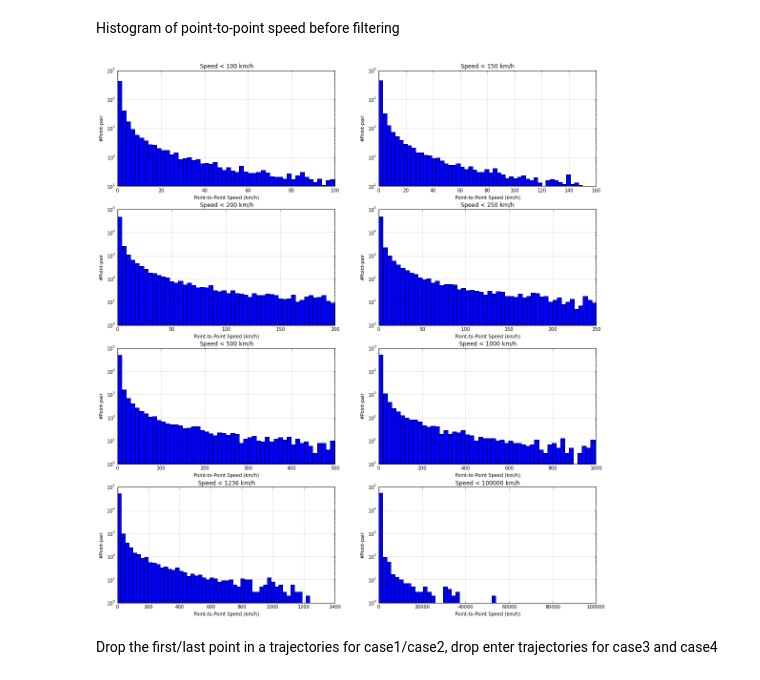
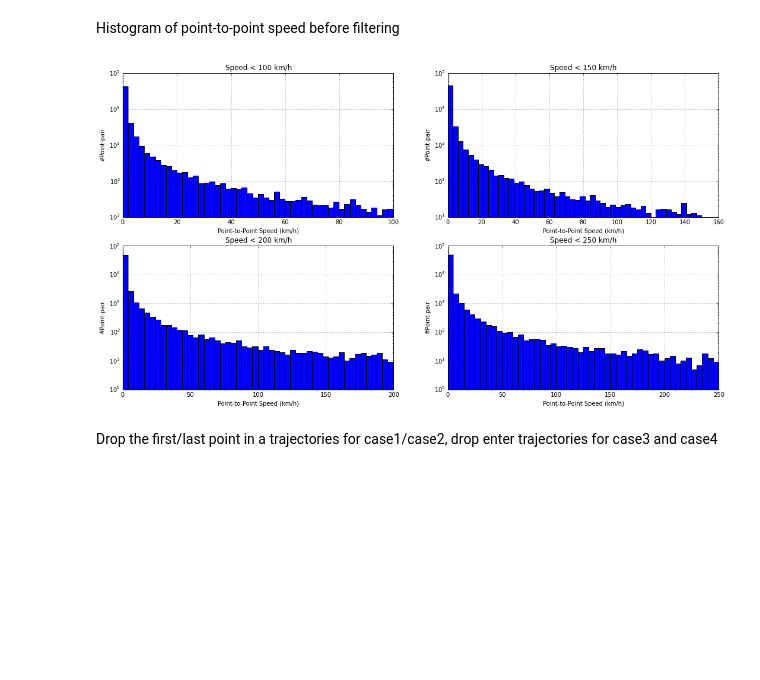
Before and after one commit to dongwookim-ml/flickr-photo, a Jupyter notebook: src/trajectory_construction.ipynb, the cells around one changed output. Cells and saved outputs as stored; diff of their text form; code cells hidden in the pictures; blank space fills up the shorter version.

```diff
--- a/src/trajectory_construction.ipynb
+++ b/src/trajectory_construction.ipynb
@@ -209,10 +242,0 @@ plt.scatter(traj['Longitude'], traj['Latitude'])
-# %%
-durations = []
-for user in traj_stats['User_ID'].unique():
-    photos = traj[traj['User_ID'] == user]
-    if photos.shape[0] < 2: continue
-    for i in range(photos.index.shape[0]-1):
-        p1 = photos.index[i]
-        p2 = photos.index[i+1]
-        t12 = abs((photos.loc[p1, 'Timestamp'] - photos.loc[p2, 'Timestamp']).total_seconds())
-        durations.append(t12 / 60. * 60.) # hour
@@ -354,6 +292,0 @@ Here's the bar chart that plots the number of photos taken by each year.
-# %%
-yeardict = dict()
-for i in raw.index:
-    dt = raw.ix[i]['Timestamp']
-    if dt.year not in yeardict: yeardict[dt.year] = 1
-    else: yeardict[dt.year] += 1
@@ -480,19 +414,20 @@ if speed_filter == 1:
 # %% [markdown]
 Histogram of point-to-point speed before filtering
 # %%
-S = [100, 150, 200, 250, 500, 1000, 1236, 100000] # speed of sound ~= 1236 km/h
+#S = [100, 150, 200, 250, 500, 1000, 1236, 100000]
+S = [100, 150, 200, 250]
 if speed_filter == 1:
     p2pspeeds = pd.Series(speeds)
     plt.figure(figsize=[18,20])
     for it in range(len(S)):
         plt.subplot(4,2,it+1)
         plt.xlabel('Point-to-Point Speed (km/h)')
         plt.ylabel('#Point-pair')
         plt.title('Speed < ' + str(S[it]) + ' km/h')
         ax = p2pspeeds[p2pspeeds < S[it]].hist(bins=50)
         ax.set_yscale('log')
 # %% [output]
-[figure, old version]
+[figure, new version]
 # %% [markdown]
 Drop the first/last point in a trajectories for case1/case2, drop enter trajectories for case3 and case4
 # %%
```
Also changed, not shown: parts of 79 cells of this notebook, 6 other files.
